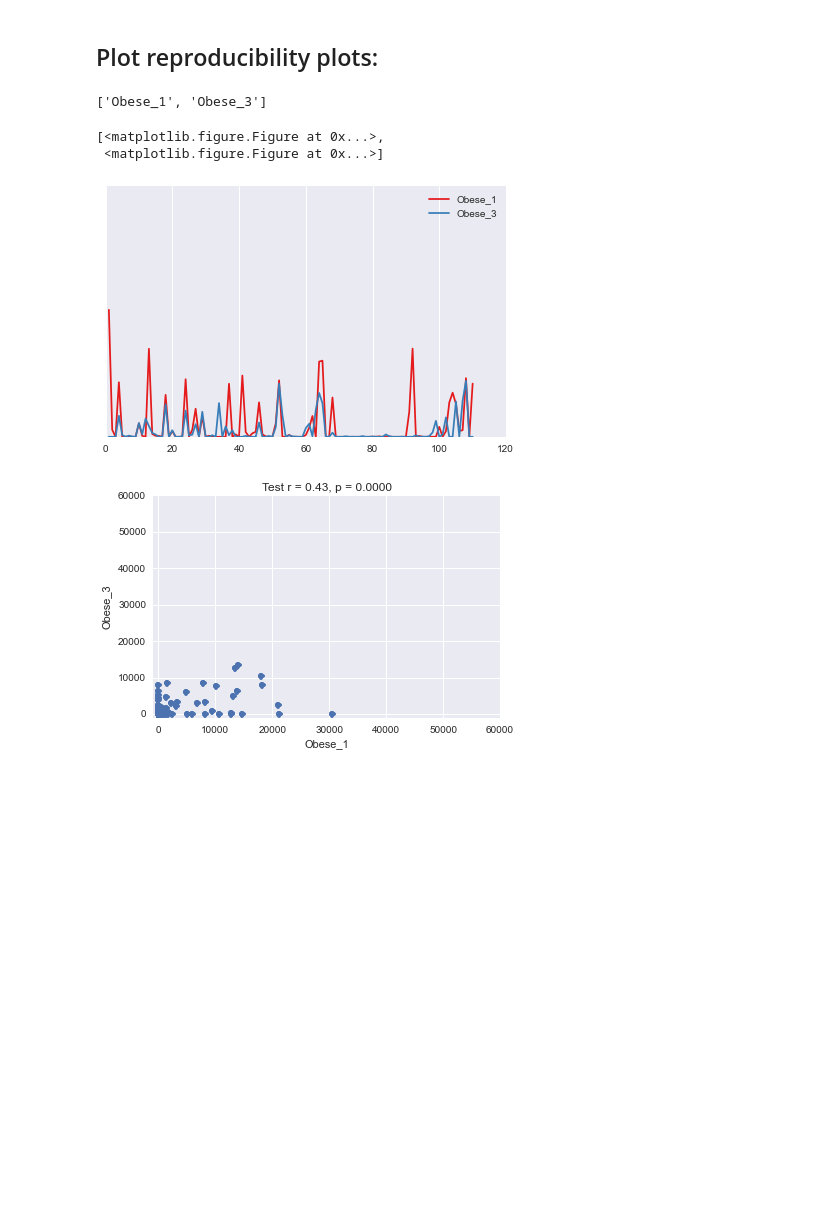
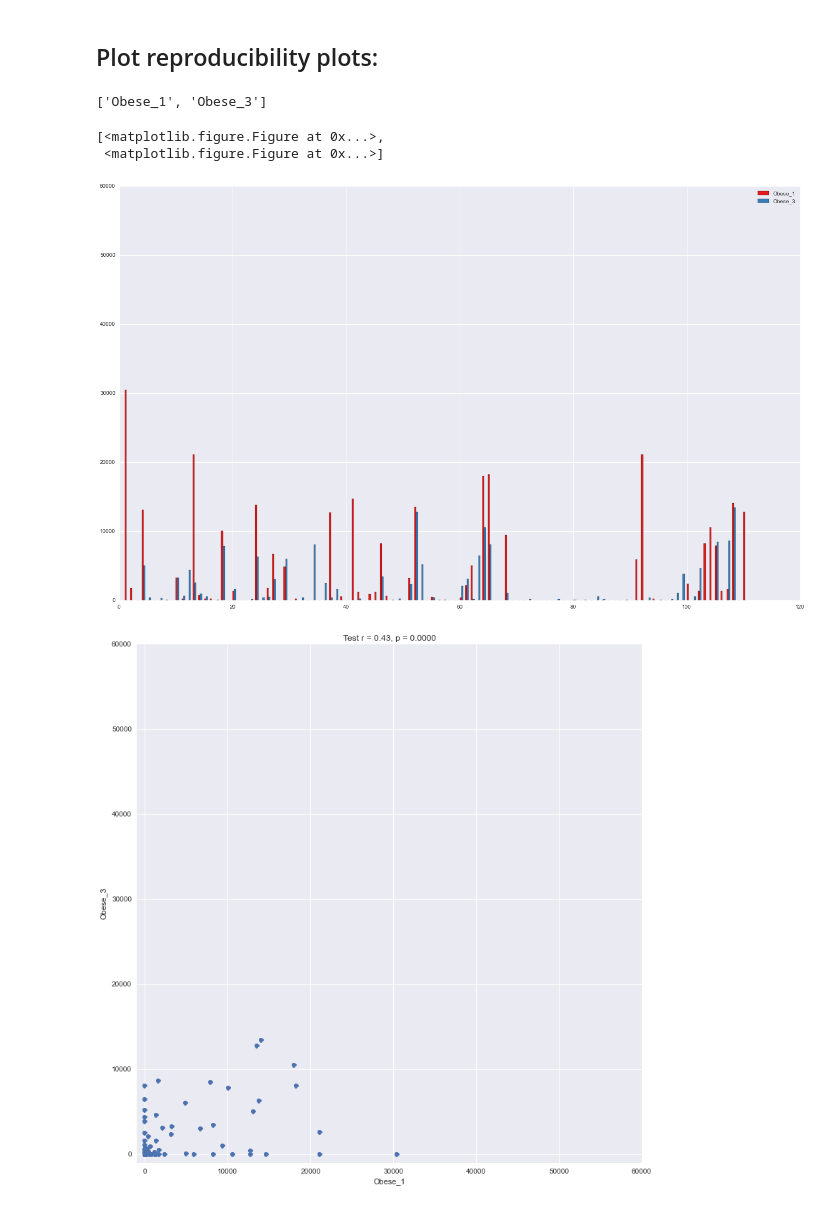
Before and after one commit to thertz/HertzLabCode, a Jupyter notebook: Python/notebooks/Array_Sample_Reproducibility.ipynb, the cells around one changed output. Drawn from its saved outputs; the diff is of its cells as text; code cells hidden in the pictures; blank space fills up the shorter version.

Commit message:
new notebooks and amutils.py, updated amplotlib.py

```diff
--- a/Python/notebooks/Array_Sample_Reproducibility.ipynb
+++ b/Python/notebooks/Array_Sample_Reproducibility.ipynb
@@ -21,0 +25,20 @@ run init_array_data_H7N9.py
+# %%
+pathogen_name = 'Influenza'
+project_name = 'H7N9';
+
+# Names of HA and NA proteins that are on the array.
+prot_names = ['SHA_ha', 'SHA_na', 'Cal_ha', 'Cal_na']
+prot_strs = ['H7', 'N9', 'H1', 'N1']  # The names for figure plotting
+
+# Labels of the experimental groups (not including BSA, or any other background):
+exp_groups = ['Normal', 'Obese']
+exp_group_prefixes = ['Obese_', 'Normal_']
+
+# Summary statistics (breadth and magnitude) that we would like to visualize.
+# if set to empty, will plot all.
+arr_summary_stats = ['H7_mag', 'N9_mag', 'H1_mag', 'N1_mag']
+
+# Paths:
+ROOT_PATH = '/Users/thertz/Dropbox/HertzLab/'
+load_path = os.path.join(ROOT_PATH, 'ArrayData', pathogen_name, project_name)
+fig_path = load_path + 'Figs/'
@@ -21,0 +60,9 @@ run init_array_data_H7N9.py
+# %%
+# Dates of experiments, each one is a directory where GPR files are saved.
+experiment_date1 = ['06_03_2015']
+arr_df1, antigens = amutils.load_array_data(load_path, project_name, experiment_date1)
+arr_df1, bg_df1 = amutils.backgound_subtract_array_data(arr_df1, antigens, bg_name='BSA')
+
+experiment_date2 = ['06_03_2015']
+arr_df2, antigens = amutils.load_array_data(load_path, project_name, experiment_date1)
+arr_df2, bg_df2 = amutils.backgound_subtract_array_data(arr_df2, antigens)
@@ -22,3 +74,8 @@ run init_array_data_H7N9.py
+# %%
+ind_dict, time_dict, group_labels, group_inds = \
+    amutils.initialize_indexing_dictionaries(arr_df2, prot_names, prot_strs, exp_groups)
+
+arr_df1 = amutils.add_numeric_labels_to_arr_df(arr_df1, group_labels)
 # %% [markdown]
 ## Extract specific data of samples of interest:
 assumes that data in in a arr_df format and index is used to select ptids
@@ -26,16 +83,20 @@ assumes that data in in a arr_df format and index is used to select ptids
 ptid1 = 'Obese_1'
 ptid2 = 'Obese_3'
 
-resp_mat=arr_df[arr_df.index.isin([ptid1, ptid2])][ind_dict['SHA_ha']]
+resp1 = arr_df1[arr_df1.index.isin([ptid1])][ind_dict['SHA_ha']]
+resp2 = arr_df2[arr_df2.index.isin([ptid2])][ind_dict['SHA_ha']]
+
+resp_mat = resp1.append(resp2)
+
 ptid_labels = [ptid1, ptid2]
 # %% [markdown]
 ## Plot reproducibility plots:
 # %%
 amplotlib.plot_reproducibility_plots(resp_mat=resp_mat, ptid_labels=[ptid1, ptid2], subplot_flag=False,
-                                     title_str="Test", plot_type='line')
+                                     title_str="Test", plot_type='bar')
 # %% [output]
 ['Obese_1', 'Obese_3']
 [<matplotlib.figure.Figure at 0x...>,
  <matplotlib.figure.Figure at 0x...>]
-[figure, old version]
+[figure, new version]
-[figure, old version]
+[figure, new version]
```
Also changed, not shown: parts of 9 cells of this notebook, 9 other files.
